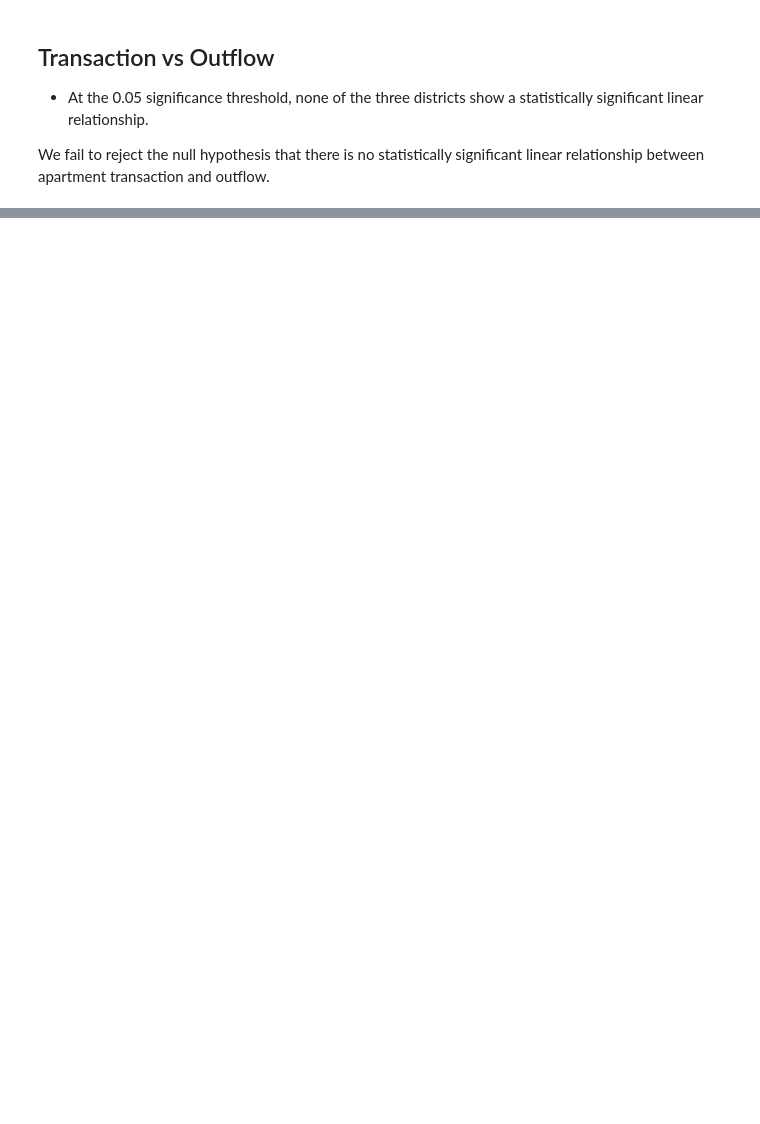
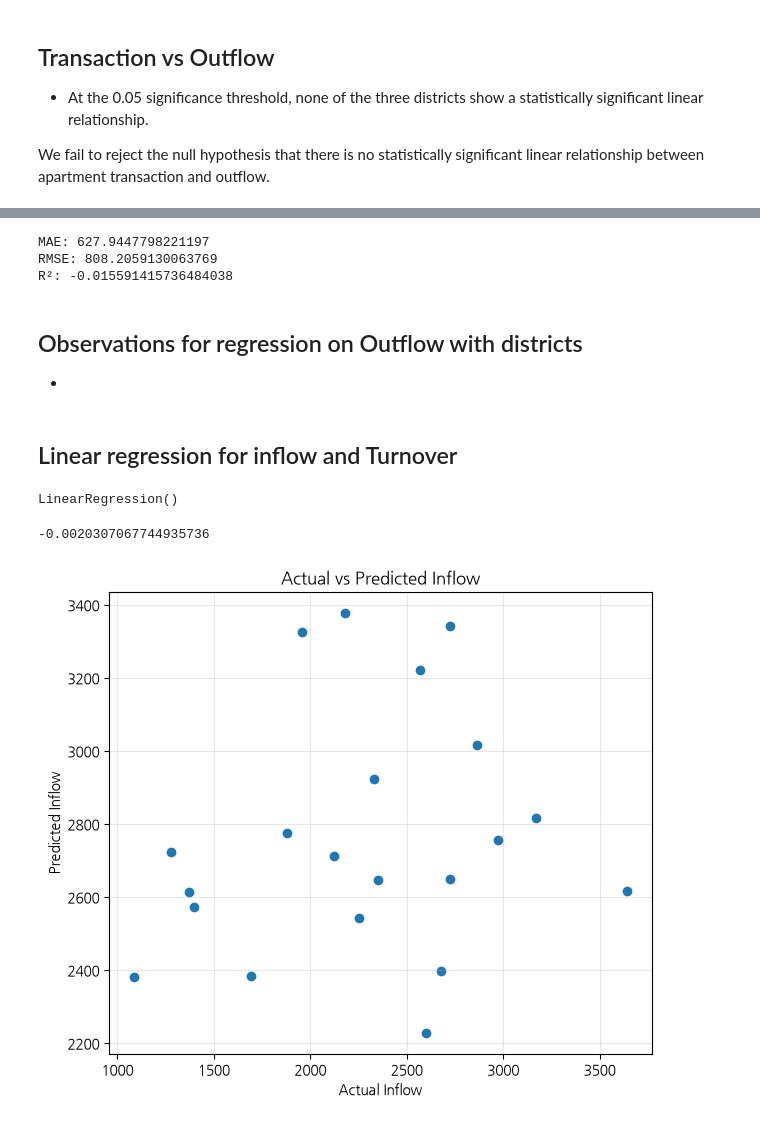
Before and after one commit to pssongs/korea-real-estate-population-movement, a Jupyter notebook: notebook/seoul_real_estate_population_analysis.ipynb, the cells around one changed output, grey strips where cells are left out. Cells and saved outputs as stored; diff of their text form; code cells hidden in the pictures; blank space fills up the shorter version.

```diff
--- a/notebook/seoul_real_estate_population_analysis.ipynb
+++ b/notebook/seoul_real_estate_population_analysis.ipynb
@@ -450,0 +704,69 @@ We fail to reject the null hypothesis that there is no statistically significant
+# %%
+mae = mean_absolute_error(y_test, y_pred)
+rmse = mean_squared_error(y_test, y_pred) ** 0.5
+r2 = r2_score(y_test, y_pred)
+
+print("MAE:", mae)
+print("RMSE:", rmse)
+print("R²:", r2)
+# %% [output]
+MAE: 627.9447798221197
+RMSE: 808.2059130063769
+R²: -0.015591415736484038
+# %% [markdown]
+## Observations for regression on Outflow with districts
+
+-
+# %% [markdown]
+## Linear regression for inflow and Turnover
+# %%
+X = pd.get_dummies(
+    combined_df[
+        [
+            "district",
+            "transactions",
+            "avg_price_m2",
+            "avg_build_age",
+            "avg_floor"
+        ]
+    ],
+    columns=["district"],
+    drop_first=True
+)
+
+y = combined_df['inflow']
+# %%
+X_train, X_test, y_train, y_test = train_test_split(
+    X,
+    y,
+    test_size=0.2,
+    random_state=42
+)
+
+model = LinearRegression()
+
+model.fit(X_train, y_train)
+# %% [output]
+LinearRegression()
+# %%
+dummy = DummyRegressor(strategy="mean")
+dummy.fit(X_train, y_train)
+
+dummy_pred = dummy.predict(X_test)
+
+print(r2_score(y_test, dummy_pred))
+# %% [output]
+-0.0020307067744935736
+# %%
+plt.figure(figsize=(7, 6))
+
+plt.scatter(y_test, y_pred)
+
+plt.xlabel("Actual Inflow")
+plt.ylabel("Predicted Inflow")
+plt.title("Actual vs Predicted Inflow")
+
+plt.grid(alpha=0.3)
+plt.show()
+# %% [output]
+[figure, added]
```
Also changed, not shown: parts of 33 cells of this notebook, 2 other files.
